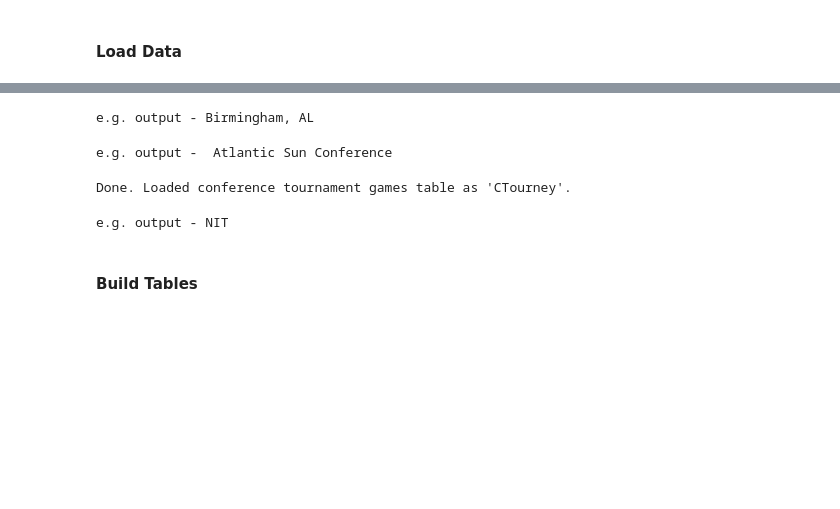
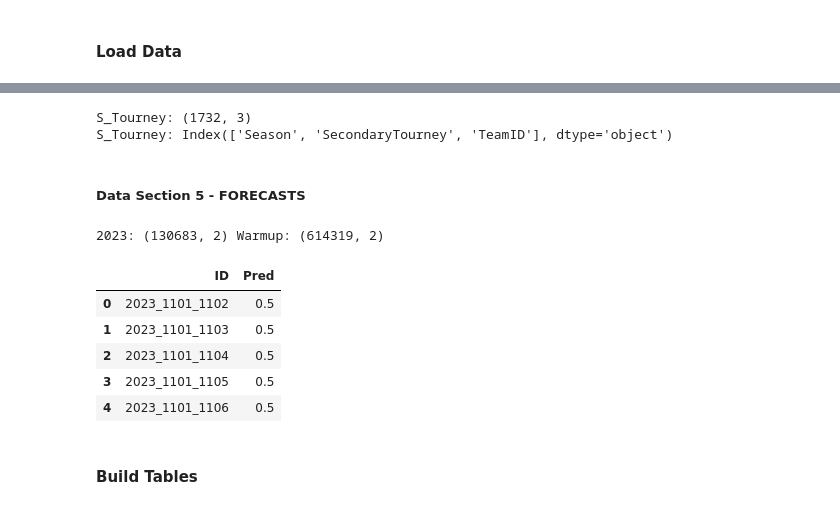
Before and after one commit to tsurgene/ncaa-forecast-project, a Jupyter notebook: Working.ipynb, the cells around one changed output, grey strips where cells are left out. Saved outputs shown, nothing was run; the diff lists cells and outputs as text; code cells hidden in the pictures; blank space fills up the shorter version.

```diff
--- a/Working.ipynb
+++ b/Working.ipynb
@@ -571,27 +303,31 @@ Done. Loaded secondary tournament table as 'MSecondary'.
-# %%
-# Creates a dictionary to store cities as city, state
-cities = store_cities(DATA_DIR + 'Cities.csv'); # use with CityID as e.g. city['4030']
-print('e.g. output -', cities['4030'])
-# %% [output]
-e.g. output - Birmingham, AL
-# %%
-# Creates a dictionary to store conference full names
-conf_abrv = store_conferences(DATA_DIR + 'Conferences.csv'); # use with conference abbrv as e.g. conf_abrv['a_sun']
-print('e.g. output - ', conf_abrv['a_sun'])
-# %% [output]
-e.g. output -  Atlantic Sun Conference
-# %%
-# Creates a Conference Tourney Games table
-CTourney = pd.read_csv(DATA_DIR + 'MConferenceTourneyGames.csv')
-print("Done. Loaded conference tournament games table as 'CTourney'.")
-# %% [output]
-Done. Loaded conference tournament games table as 'CTourney'.
 # %%
-# Creates a dictionary to store secondary tournament that certain teams played
-sec_tourney = store_sec_tourney_teams(DATA_DIR + 'MSecondaryTourneyTeams.csv') # use as sec_tourney[year][team_id]
-print('e.g. output -', sec_tourney['2019']['1400'])
+# Creates Secondary Tournament Games dataframe:
+MCTourneyGames = pd.read_csv(DATA_DIR + 'MSecondaryTourneyTeams.csv')
+
+# Show sample output
+print('S_Tourney:', MCTourneyGames.shape)
+print('S_Tourney:', MCTourneyGames.columns)
 # %% [output]
-e.g. output - NIT
+S_Tourney: (1732, 3)
+S_Tourney: Index(['Season', 'SecondaryTourney', 'TeamID'], dtype='object')
+# %% [markdown]
+##### **Data Section 5 - FORECASTS**
+# %%
+# Creates Compact Tournament Results dataframes (Optional):
+Submission2023 = pd.read_csv(DATA_DIR + 'SampleSubmission2023.csv')
+SubmissionWarmup = pd.read_csv(DATA_DIR + 'SampleSubmissionWarmup.csv')
+
+# Show sample output
+print('2023:', Submission2023.shape, 'Warmup:', SubmissionWarmup.shape)
+Submission2023.head()
+# %% [output]
+2023: (130683, 2) Warmup: (614319, 2)
+|  | ID | Pred |
+| 0 | 2023_1101_1102 | 0.5 |
+| 1 | 2023_1101_1103 | 0.5 |
+| 2 | 2023_1101_1104 | 0.5 |
+| 3 | 2023_1101_1105 | 0.5 |
+| 4 | 2023_1101_1106 | 0.5 |
 # %% [markdown]
 #### **Build Tables**
 # %%
```
Also changed, not shown: parts of 52 cells of this notebook, 10 other files.
